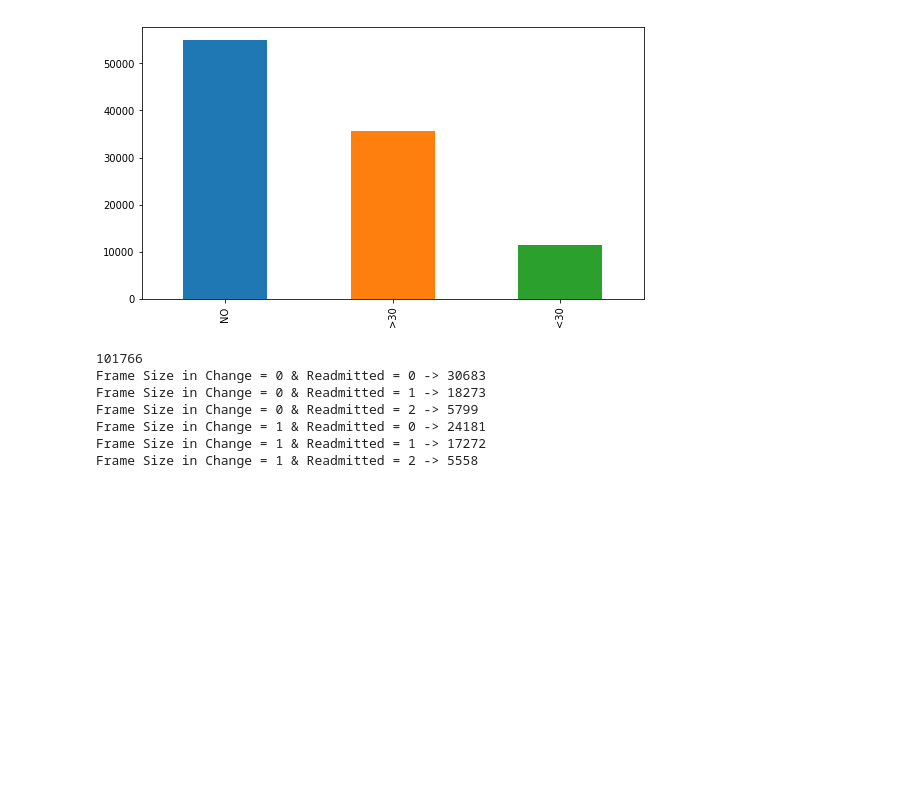
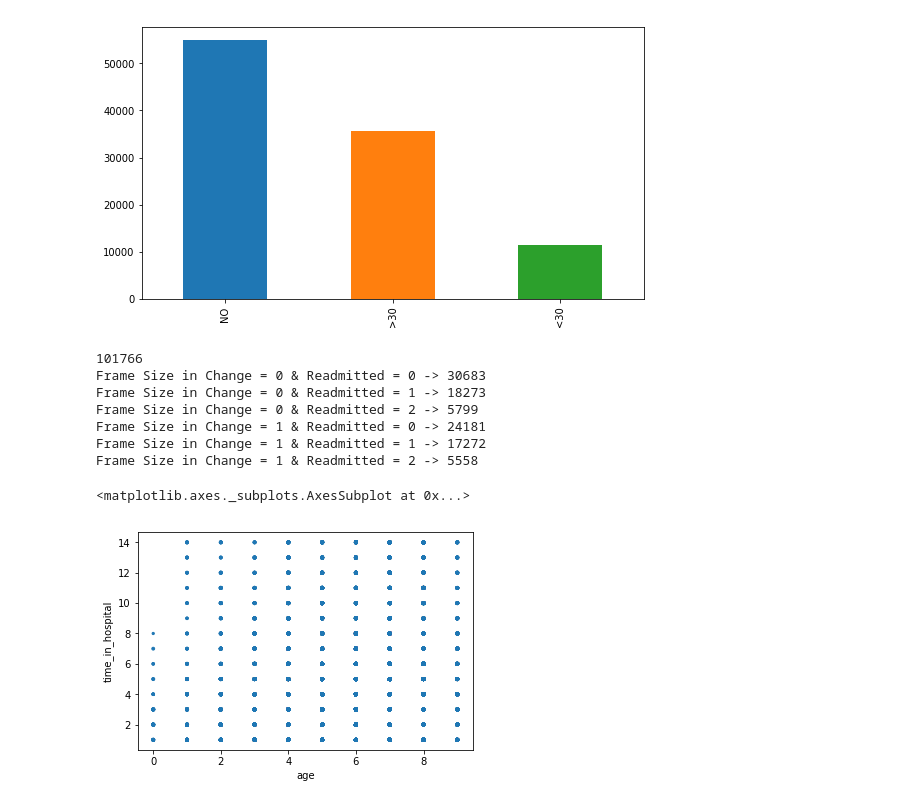
Before and after one commit to bl0/Readmission-Prediction, a Jupyter notebook: Code.ipynb, the cells around one changed output. Saved outputs shown, nothing was run; the diff lists cells and outputs as text; code cells hidden in the pictures; blank space fills up the shorter version.

```diff
--- a/Code.ipynb
+++ b/Code.ipynb
@@ -457,3 +463,15 @@ Frame Size in Change = 0 & Readmitted = 2 -> 5799
 Frame Size in Change = 1 & Readmitted = 0 -> 24181
 Frame Size in Change = 1 & Readmitted = 1 -> 17272
 Frame Size in Change = 1 & Readmitted = 2 -> 5558
+# %%
+frame = pd.DataFrame()
+age = drop_data['age'].copy()
+time_in_hospital = drop_data['time_in_hospital'].copy()
+age = age.apply(lambda x: int(x[1]))
+frame['age'] = age
+frame['time_in_hospital'] = time_in_hospital
+frame.plot.scatter(x='age', y='time_in_hospital')
+# drop_data.plot.scatter(x='age', y='time_in_hospital')
+# %% [output]
+<matplotlib.axes._subplots.AxesSubplot at 0x...>
+[figure, added]
```
Also changed, not shown: parts of 3 cells of this notebook, 4 other files.
